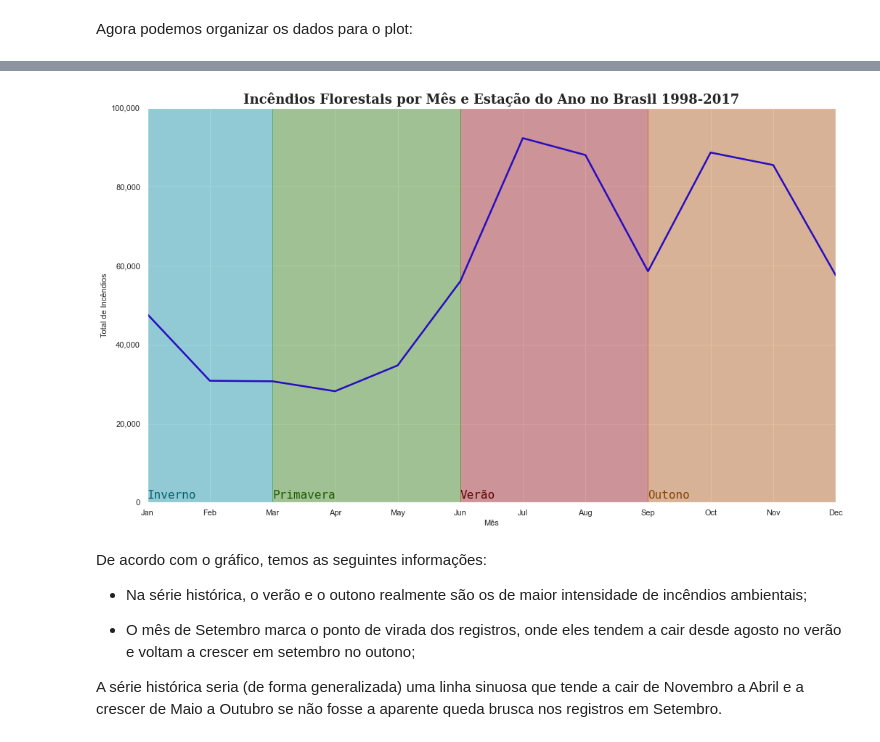
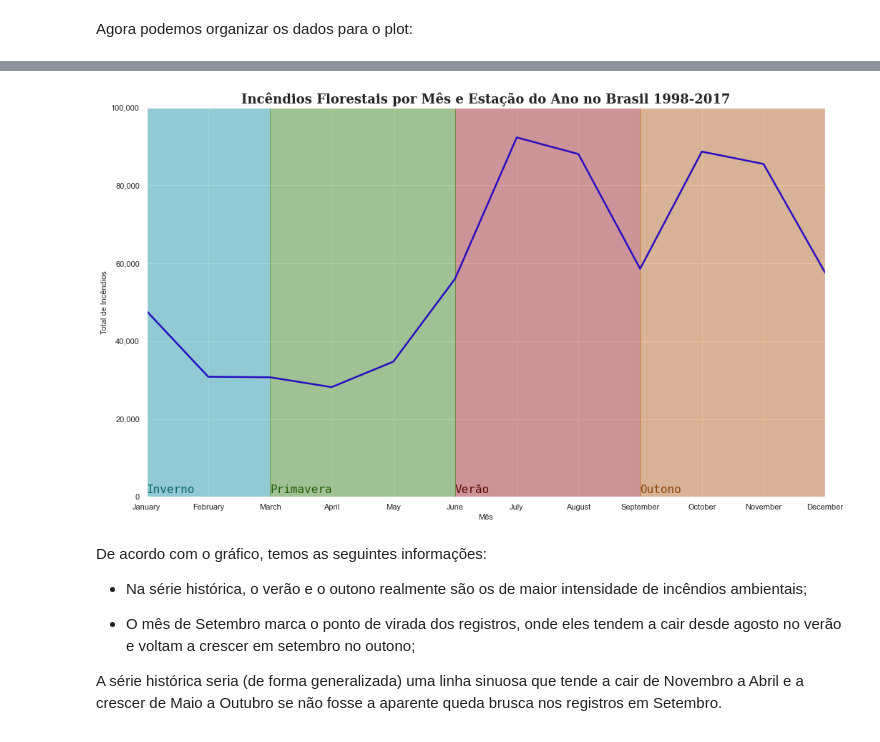
Before and after one commit to JoSEPHDev2022/Forest_Fires_Brazil, a Jupyter notebook: relatorio.ipynb, the cells around one changed output, grey strips where cells are left out. Drawn from its saved outputs; the diff is of its cells as text; code cells hidden in the pictures.

```diff
--- a/relatorio.ipynb
+++ b/relatorio.ipynb
@@ -1235,17 +1235,17 @@ def month_to_num(df: pd.DataFrame) -> pd.DataFrame:
     o número de cada mês'''
     df['Month_num'] = df['Month'].apply(
         lambda month:
-            1 if month == 'Jan' else
-            2 if month == 'Feb' else
-            3 if month == 'Mar' else
-            4 if month == 'Apr' else
+            1 if month == 'January' else
+            2 if month == 'February' else
+            3 if month == 'March' else
+            4 if month == 'April' else
             5 if month == 'May' else
-            6 if month == 'Jun' else
-            7 if month == 'Jul' else
-            8 if month == 'Aug' else
-            9 if month == 'Sep' else
-            10 if month == 'Oct' else
-            11 if month == 'Nov' else
+            6 if month == 'June' else
+            7 if month == 'July' else
+            8 if month == 'August' else
+            9 if month == 'September' else
+            10 if month == 'October' else
+            11 if month == 'November' else
             12
        )
 
@@ -1306,43 +1306,43 @@ plt.title('Incêndios Florestais por Mês e Estação do Ano no Brasil 1998-2017
 plt.ylabel('Total de Incêndios', fontsize=11)
 plt.xlabel('Mês', fontsize=11)
 
 # Formatando valores do eixo Y para ter uma vírgula:
 ax.get_yaxis().set_major_formatter(
     plt.FuncFormatter(lambda number, char: format(int(number), ',')))
 
 # Colcando eixo Y para inciar do 0 e eixo X para ajustar a página aos meses:
 ax.set_ylim(0, 100000)
-ax.set_xlim('Jan', 'Dec')
+ax.set_xlim('January', 'December')
 
 # Adicionando cores no background para representar as estações do ano:
 
 # Verão:
-plt.axvspan('Jun', 'Sep', color='#a11212', alpha=0.4)
+plt.axvspan('June', 'September', color='#a11212', alpha=0.4)
 
-plt.text('Jun', 1000, 'Verão',
+plt.text('June', 1000, 'Verão',
           fontdict={'size': 16, 'family': 'monospace'}, color='#5e0606')
 
 # Outono:
-plt.axvspan('Sep', 'Dec', color='#bf600d', alpha=0.4)
+plt.axvspan('September', 'December', color='#bf600d', alpha=0.4)
 
-plt.text('Sep', 1000, 'Outono',
+plt.text('September', 1000, 'Outono',
           fontdict={'size': 16, 'family': 'monospace'}, color='#874409')
 
 # Inverno:
-plt.axvspan('Jan', 'Mar', color='#0c99a8', alpha=0.4)
+plt.axvspan('January', 'March', color='#0c99a8', alpha=0.4)
 
-plt.text('Jan', 1000, 'Inverno',
+plt.text('January', 1000, 'Inverno',
           fontdict={'size': 16, 'family': 'monospace'}, color='#09646e')
 
 # Primavera:
-plt.axvspan('Mar', 'Jun', color='#318507', alpha=0.4)
+plt.axvspan('March', 'June', color='#318507', alpha=0.4)
 
-plt.text('Mar', 1000, 'Primavera',
+plt.text('March', 1000, 'Primavera',
           fontdict={'size': 16, 'family': 'monospace'}, color='#225c05')
 
 plt.show()
 # %% [output]
-[figure, old version]
+[figure, new version]
 # %% [markdown]
 De acordo com o gráfico, temos as seguintes informações:
 
```
Also changed, not shown: parts of 14 cells of this notebook.
